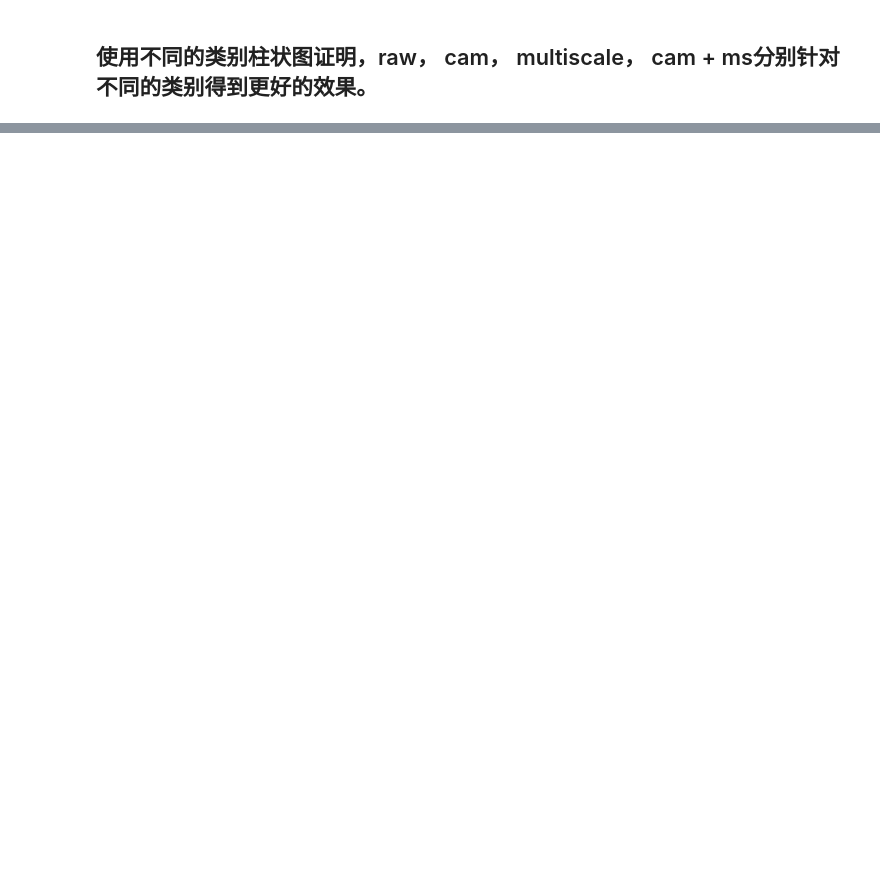
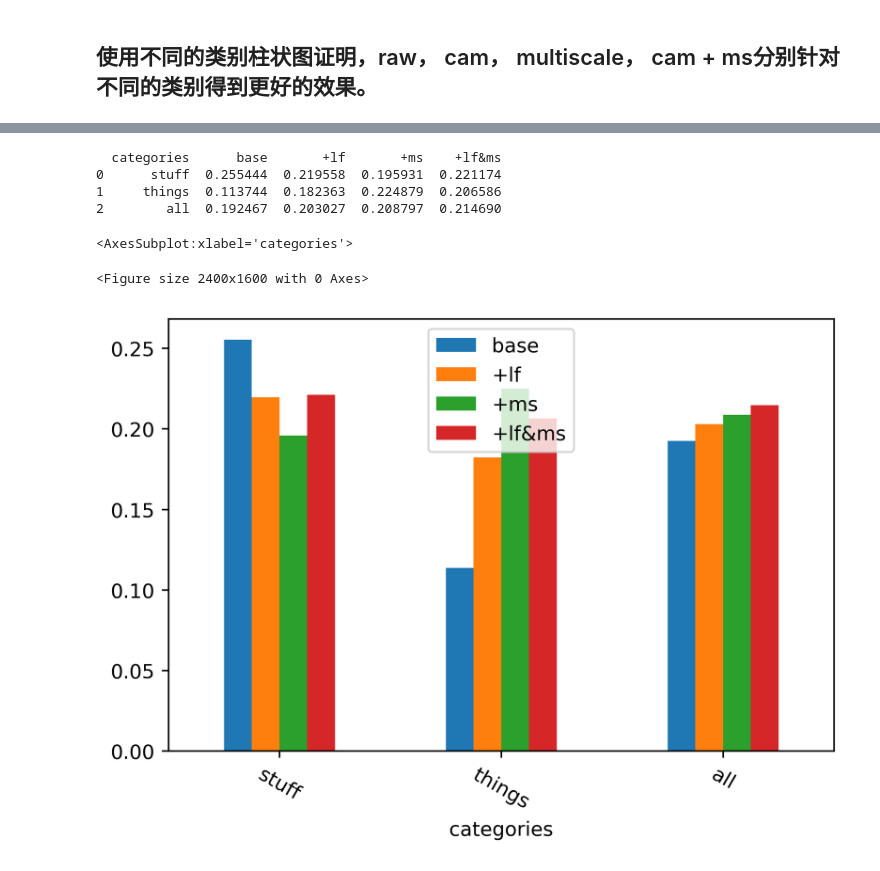
Before and after one commit to likeand/FF, a Jupyter notebook: draw_hist.ipynb, the cells around one changed output, grey strips where cells are left out. Drawn from its saved outputs; the diff is of its cells as text; code cells hidden in the pictures; blank space fills up the shorter version.

```diff
--- a/draw_hist.ipynb
+++ b/draw_hist.ipynb
@@ -70,0 +80,68 @@ f[:7].plot.bar(x='classes', rot=-30)
+# %%
+import torch
+import pandas as pd
+from matplotlib import pyplot as plt
+plt.rcParams["figure.dpi"] = 400
+
+directory = './gen_files/'
+
+classes = [
+            'road', 'sidewalk', 'parking', 'rail track', 'building',
+            'wall', 'fence', 'guard rail', 'bridge', 'tunnel',
+            'pole', 'polegroup', 'traffic light', 'traffic sign', 'vegetation',
+            'terrain', 'sky', 'person', 'rider', 'car',
+            'truck', 'bus', 'caravan', 'trailer', 'train',
+            'motorcycle', 'bicycle'
+            # , 'unknown'
+            ]
+things = ['car', 'truck', 'bus', 'caravan', 'trailer', 'train',
+            'motorcycle', 'bicycle', 'traffic light', 'traffic sign', 'person', 'rider']
+
+stuff = list(set(classes) - set(things))
+nd = {
+    'categories' : ['stuff', 'things', 'all'],
+}
+
+combinations = [
+    ('stego', 320, 1, '', 'base'),
+    ('resnet18', 320, 20.3 / 24, '', '+lf'),
+    ('resnet50', 320, 20.4 / 36, 'multiscale', '+ms'),
+    ('swinv2', 384, 21.3 / 38, 'dino_multiscale', '+lf&ms'),
+
+]
+for arch, res, scale, method, description in combinations:
+    filename = f'{directory}/{arch}_{res}_{method}hist.pth'
+    histogram = torch.load(filename)
+    tp = torch.diag(histogram)
+    fp = torch.sum(histogram, dim=0) - tp
+    fn = torch.sum(histogram, dim=1) - tp
+
+    iou = tp / (tp + fp + fn)
+    prc = tp / (tp + fn)
+    iou = torch.nan_to_num(iou[:27], nan=0) * scale
+
+    all_iou = torch.sum(iou) / 27
+    # print(f'{filename}:\n {iou}')
+    stuff_iou = 0
+    thing_iou = 0
+    for i, v in enumerate(iou):
+        if classes[i] in stuff:
+            stuff_iou += v
+        else:
+            thing_iou += v
+    stuff_iou /= len(stuff)
+    thing_iou /= len(things)
+    nd[description] = [stuff_iou.item(), thing_iou.item(), all_iou.item()]
+f = pd.DataFrame(nd)
+# f = f.sort_values(by='base', ascending=False)
+print(f)
+plt.tight_layout()
+f.plot.bar(x='categories', rot=-30)
+# %% [output]
+  categories      base       +lf       +ms    +lf&ms
+0      stuff  0.255444  0.219558  0.195931  0.221174
+1     things  0.113744  0.182363  0.224879  0.206586
+2        all  0.192467  0.203027  0.208797  0.214690
+<AxesSubplot:xlabel='categories'>
+<Figure size 2400x1600 with 0 Axes>
+[figure, added]
```
Also changed, not shown: parts of 8 cells of this notebook, 18 other files.
